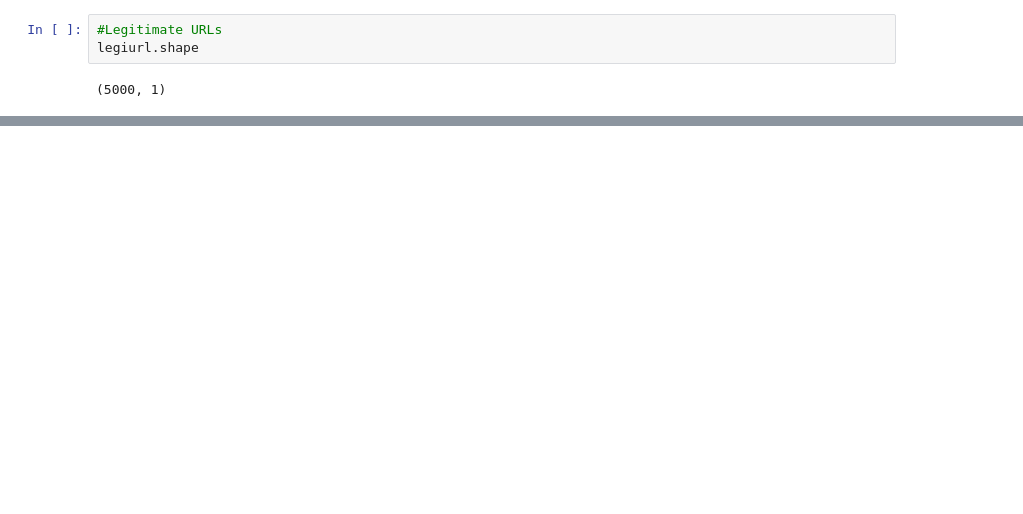
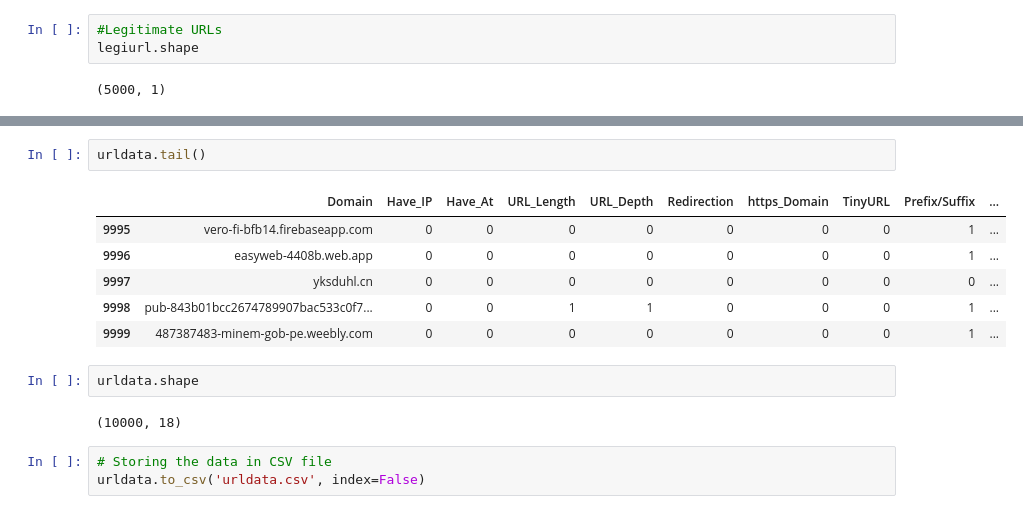
Before and after one commit to reggi49/boosting-phishing-detection, a Jupyter notebook: bismillah.ipynb, the cells around one changed output, grey strips where cells are left out. Drawn from its saved outputs; the diff is of its cells as text; blank space fills up the shorter version.

```diff
--- a/bismillah.ipynb
+++ b/bismillah.ipynb
@@ -379,0 +500,16 @@ legitimate.head()
+# %%
+urldata.tail()
+# %% [output]
+|  | Domain | Have_IP | Have_At | URL_Length | URL_Depth | Redirection | https_Domain | TinyURL | Prefix/Suffix | ... |
+| 9995 | vero-fi-bfb14.firebaseapp.com | 0 | 0 | 0 | 0 | 0 | 0 | 0 | 1 | ... |
+| 9996 | easyweb-4408b.web.app | 0 | 0 | 0 | 0 | 0 | 0 | 0 | 1 | ... |
+| 9997 | yksduhl.cn | 0 | 0 | 0 | 0 | 0 | 0 | 0 | 0 | ... |
+| 9998 | pub-843b01bcc2674789907bac533c0f7... | 0 | 0 | 1 | 1 | 0 | 0 | 0 | 1 | ... |
+| 9999 | 487387483-minem-gob-pe.weebly.com | 0 | 0 | 0 | 0 | 0 | 0 | 0 | 1 | ... |
+# %%
+urldata.shape
+# %% [output]
+(10000, 18)
+# %%
+# Storing the data in CSV file
+urldata.to_csv('urldata.csv', index=False)
```
Also changed, not shown: parts of 16 cells of this notebook, 7 other files.
